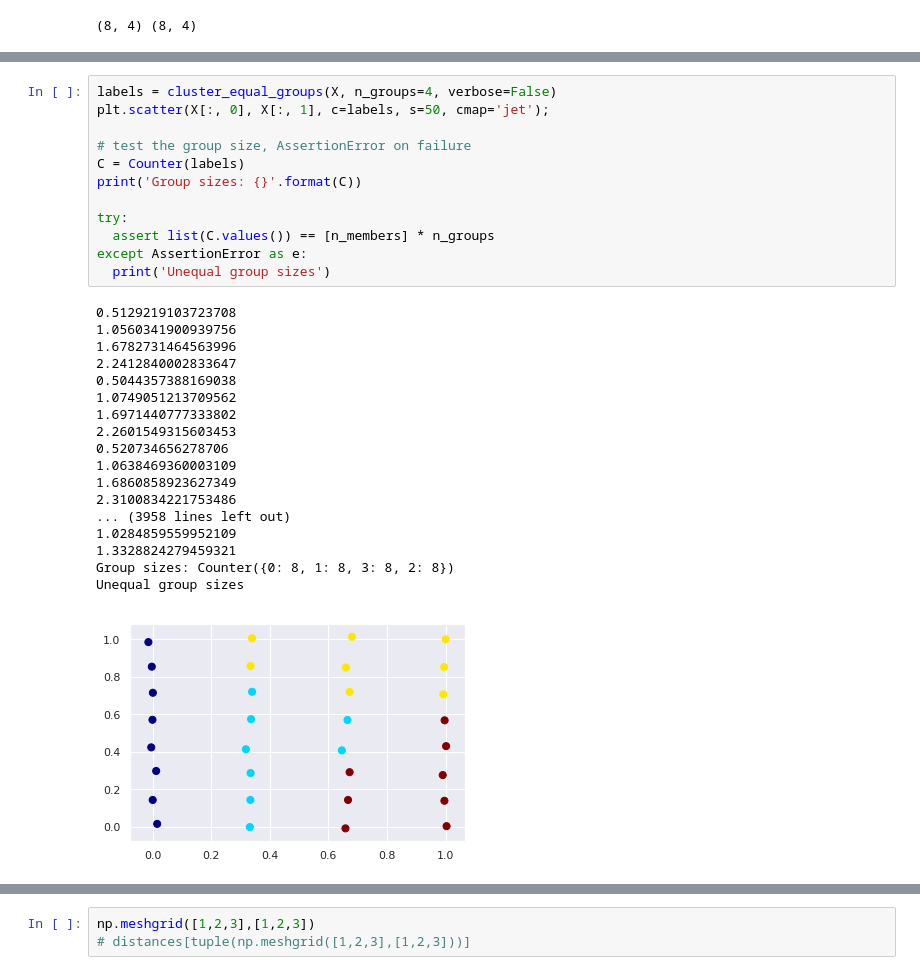
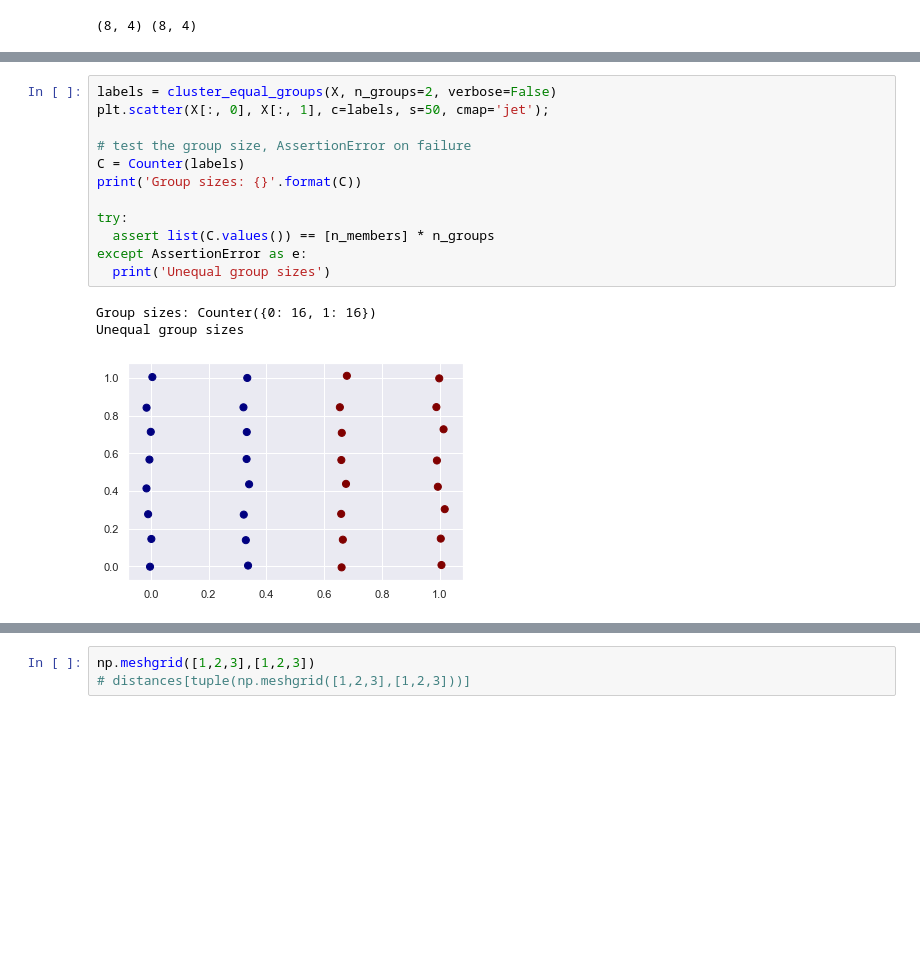
Before and after one commit to korymath/public_notebooks, a Jupyter notebook: Building_Equal_Size_Clusters_Kyle_Mathewson_Sept_2019.ipynb, the cells around one changed output, grey strips where cells are left out. Cells and saved outputs as stored; diff of their text form; blank space fills up the shorter version.

```diff
--- a/Building_Equal_Size_Clusters_Kyle_Mathewson_Sept_2019.ipynb
+++ b/Building_Equal_Size_Clusters_Kyle_Mathewson_Sept_2019.ipynb
@@ -250,34 +250,19 @@ plt.scatter(X[:, 0], X[:, 1], s=50);
 # %%
-labels = cluster_equal_groups(X, n_groups=4, verbose=False)
+labels = cluster_equal_groups(X, n_groups=2, verbose=False)
 plt.scatter(X[:, 0], X[:, 1], c=labels, s=50, cmap='jet');
 
 # test the group size, AssertionError on failure
 C = Counter(labels)
 print('Group sizes: {}'.format(C))
 
 try:
   assert list(C.values()) == [n_members] * n_groups
 except AssertionError as e:
   print('Unequal group sizes')
 # %% [output]
-0.5129219103723708
-1.0560341900939756
-1.6782731464563996
-2.2412840002833647
-0.5044357388169038
-1.0749051213709562
-1.6971440777333802
-2.2601549315603453
-0.520734656278706
-1.0638469360003109
-1.6860858923627349
-2.3100834221753486
-... (3958 lines left out)
-1.0284859559952109
-1.3328824279459321
-Group sizes: Counter({0: 8, 1: 8, 3: 8, 2: 8})
+Group sizes: Counter({0: 16, 1: 16})
 Unequal group sizes
-[figure, old version]
+[figure, new version]
 # %%
 # This import registers the 3D projection, but is otherwise unused.
 from mpl_toolkits.mplot3d import Axes3D  # noqa: F401 unused import
```
Also changed, not shown: parts of 19 cells of this notebook, 1 other file.
